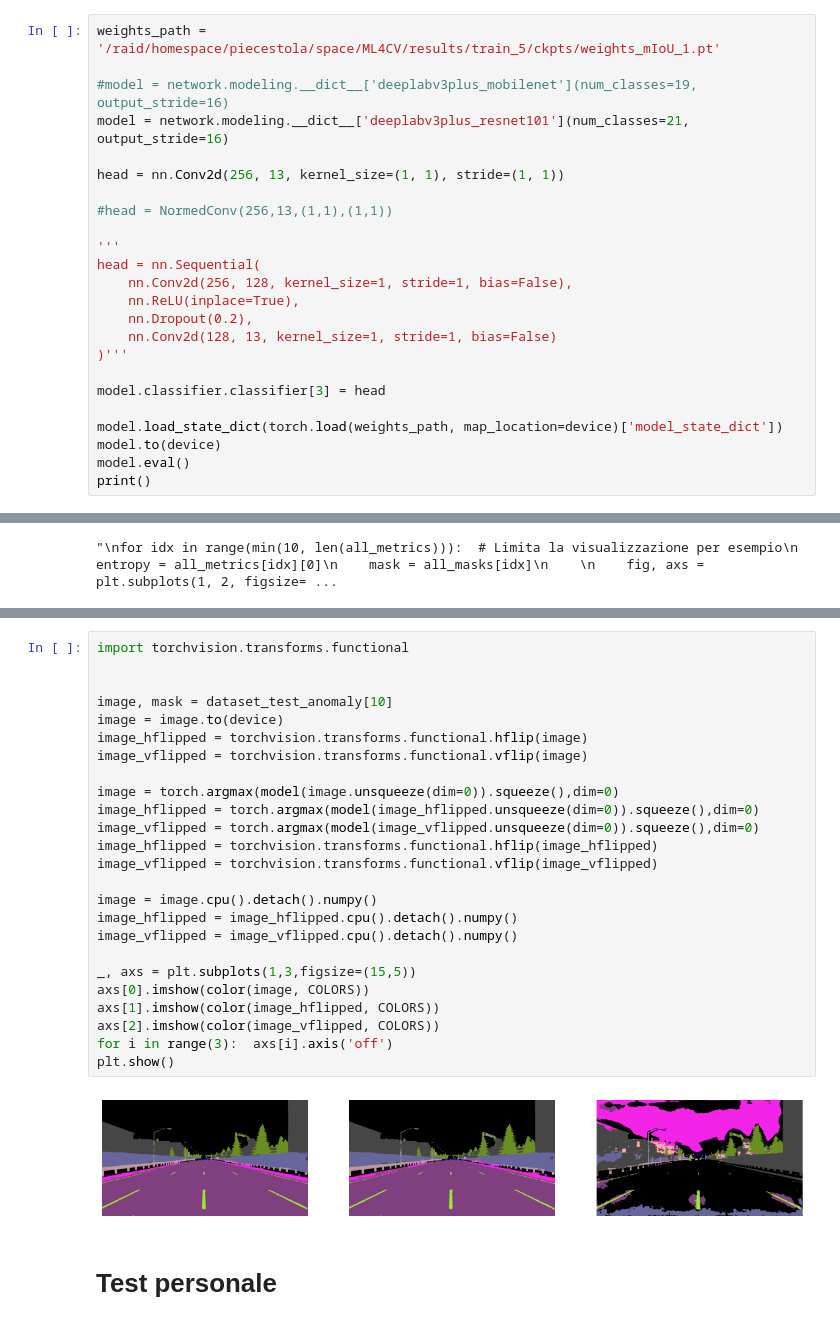
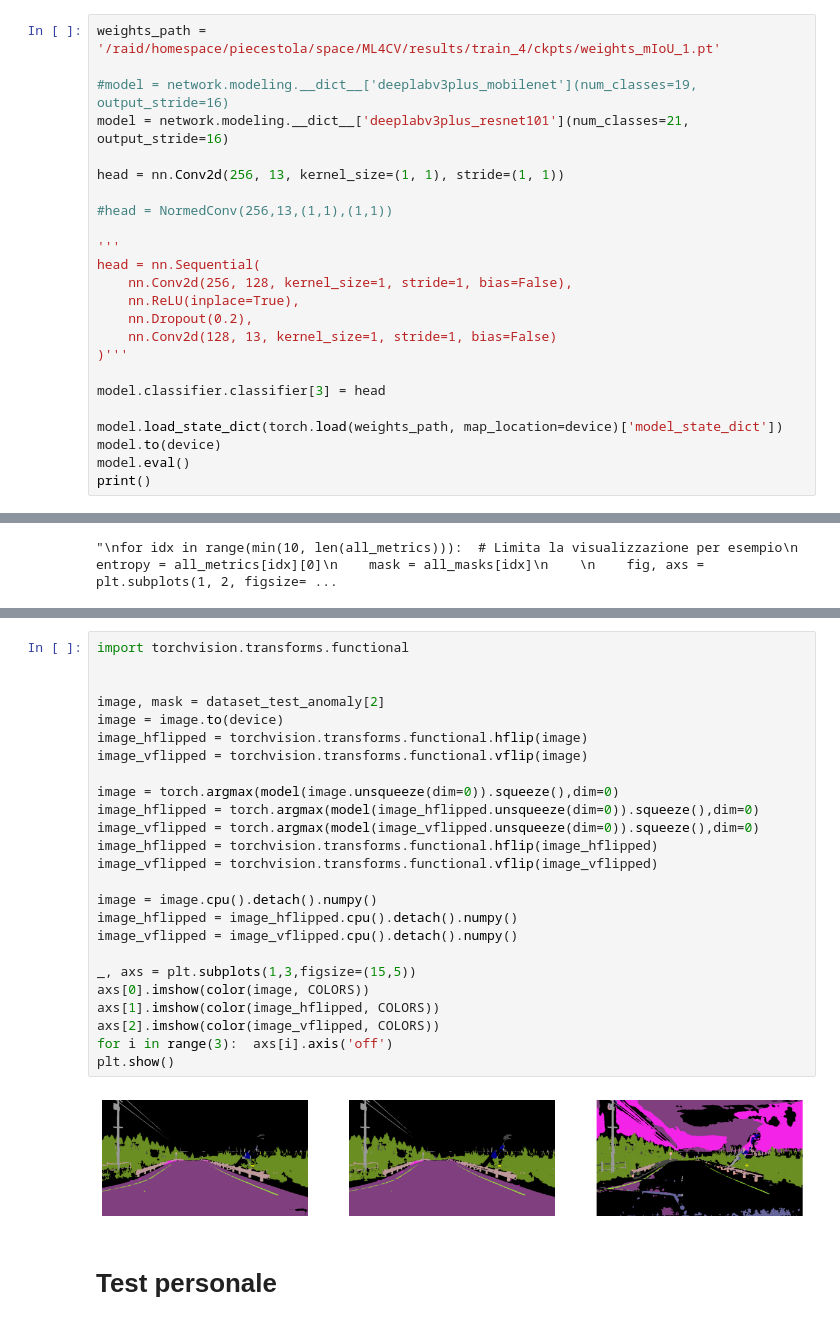
Before and after one commit to pcestola/ML4CV-Assignment, a Jupyter notebook: test.ipynb, the cells around one changed output, grey strips where cells are left out. Cells and saved outputs as stored; diff of their text form.

```diff
--- a/test.ipynb
+++ b/test.ipynb
@@ -412,7 +412,7 @@ class NormedConv(nn.Conv2d):
         # Chiama il forward con input e pesi normalizzati
         return self.scale * torch.nn.functional.conv2d(norm_x, norm_weight, self.bias, self.stride, self.padding, self.dilation, self.groups)
 # %%
-weights_path = '/raid/homespace/piecestola/space/ML4CV/results/train_5/ckpts/weights_mIoU_1.pt'
+weights_path = '/raid/homespace/piecestola/space/ML4CV/results/train_4/ckpts/weights_mIoU_1.pt'
 
 #model = network.modeling.__dict__['deeplabv3plus_mobilenet'](num_classes=19, output_stride=16)
 model = network.modeling.__dict__['deeplabv3plus_resnet101'](num_classes=21, output_stride=16)
@@ -603,30 +603,30 @@ plt.show()
 # %%
 import torchvision.transforms.functional
 
 
-image, mask = dataset_test_anomaly[10]
+image, mask = dataset_test_anomaly[2]
 image = image.to(device)
 image_hflipped = torchvision.transforms.functional.hflip(image)
 image_vflipped = torchvision.transforms.functional.vflip(image)
 
 image = torch.argmax(model(image.unsqueeze(dim=0)).squeeze(),dim=0)
 image_hflipped = torch.argmax(model(image_hflipped.unsqueeze(dim=0)).squeeze(),dim=0)
 image_vflipped = torch.argmax(model(image_vflipped.unsqueeze(dim=0)).squeeze(),dim=0)
 image_hflipped = torchvision.transforms.functional.hflip(image_hflipped)
 image_vflipped = torchvision.transforms.functional.vflip(image_vflipped)
 
 image = image.cpu().detach().numpy()
 image_hflipped = image_hflipped.cpu().detach().numpy()
 image_vflipped = image_vflipped.cpu().detach().numpy()
 
 _, axs = plt.subplots(1,3,figsize=(15,5))
 axs[0].imshow(color(image, COLORS))
 axs[1].imshow(color(image_hflipped, COLORS))
 axs[2].imshow(color(image_vflipped, COLORS))
 for i in range(3):  axs[i].axis('off')
 plt.show()
 # %% [output]
-[figure, old version]
+[figure, new version]
 # %% [markdown]
 # Test personale
 # %%
```
Also changed, not shown: parts of 2 cells of this notebook, 21 other files.
